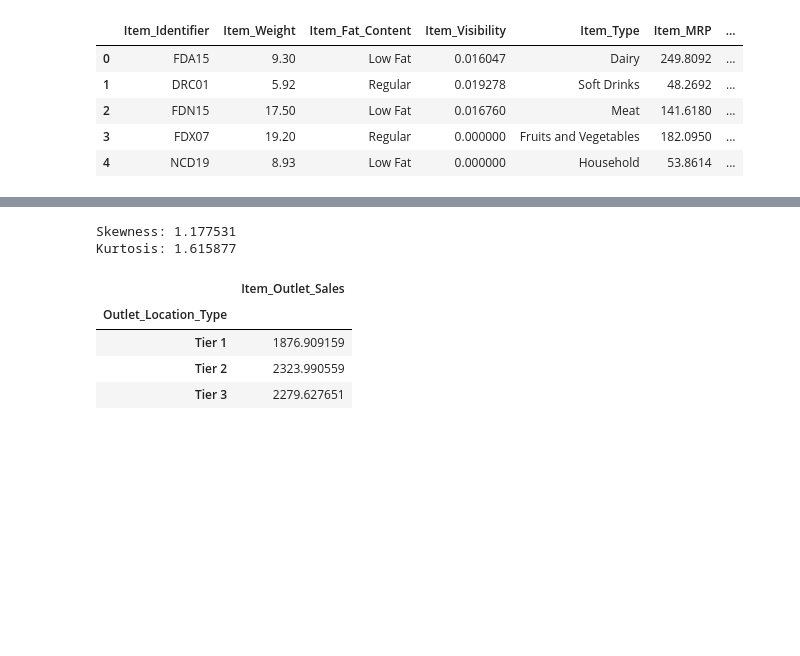
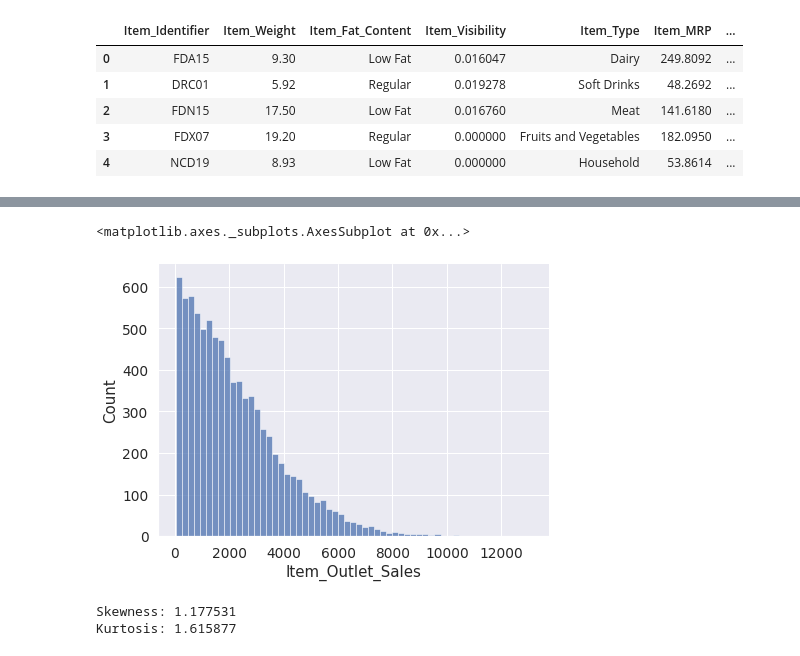
Before and after one commit to LuisaUpegui/sales_predictions-, a Jupyter notebook: sales_predictions.ipynb, the cells around one changed output, grey strips where cells are left out. Cells and saved outputs as stored; diff of their text form; code cells hidden in the pictures; blank space fills up the shorter version.

```diff
--- a/sales_predictions.ipynb
+++ b/sales_predictions.ipynb
@@ -243,7 +231,14 @@ df.head()
 import plotly.express as px
 # %%
 #Vamos a evaluar la variable que queremos predecir, en este caso Item_Outlet_Sales
-fig = px.histogram(df, x="Item_Outlet_Sales", title= 'Frecuencia promedio de ventas')
-fig.update_traces(opacity=0.75)
-fig.show()
+
+f, ax = plt.subplots(figsize=(7, 5))
+sns.despine(f)
+
+sns.histplot(
+    df,
+    x="Item_Outlet_Sales",
+    multiple="stack",
+    linewidth=.5,
+)
 # %% [output]
@@ -251,3 +245,5 @@ fig.show()
+<matplotlib.axes._subplots.AxesSubplot at 0x...>
+[figure, added]
 # %%
 # Vamos a evaluar oblicuidad y kurtosis
 # Oblicuidad/Skewness >0 nos indica que esta esta sesgada a la izquierda, como lo podemos ver en la gráfica
@@ -265,8 +255,0 @@ Outlet_Loc = pd.pivot_table(df, values= 'Item_Outlet_Sales', index= 'Outlet_Loca
-# %%
-Outlet_Loc
-# %% [output]
-|  | Item_Outlet_Sales |
-| Outlet_Location_Type |  |
-| Tier 1 | 1876.909159 |
-| Tier 2 | 2323.990559 |
-| Tier 3 | 2279.627651 |
```
Also changed, not shown: parts of 18 cells of this notebook.
